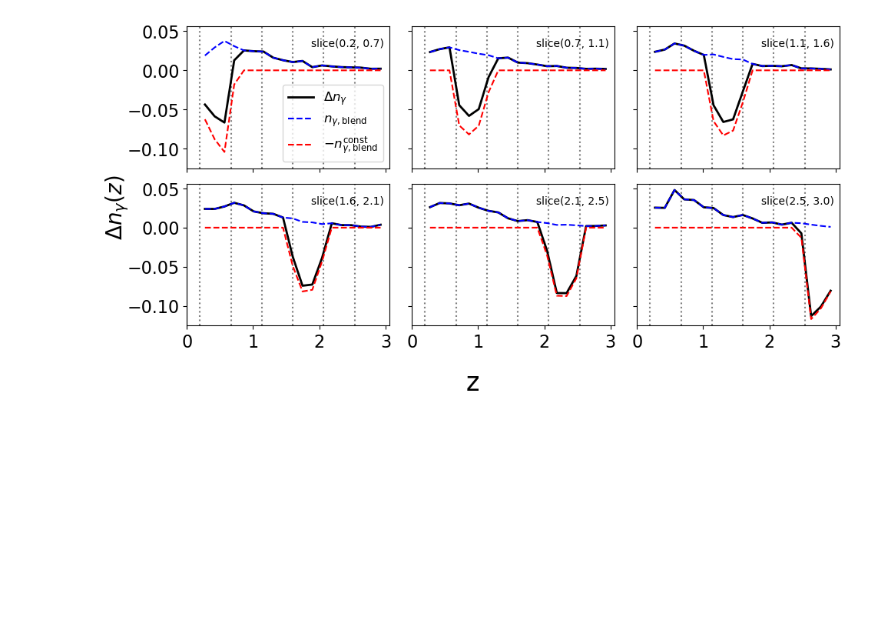
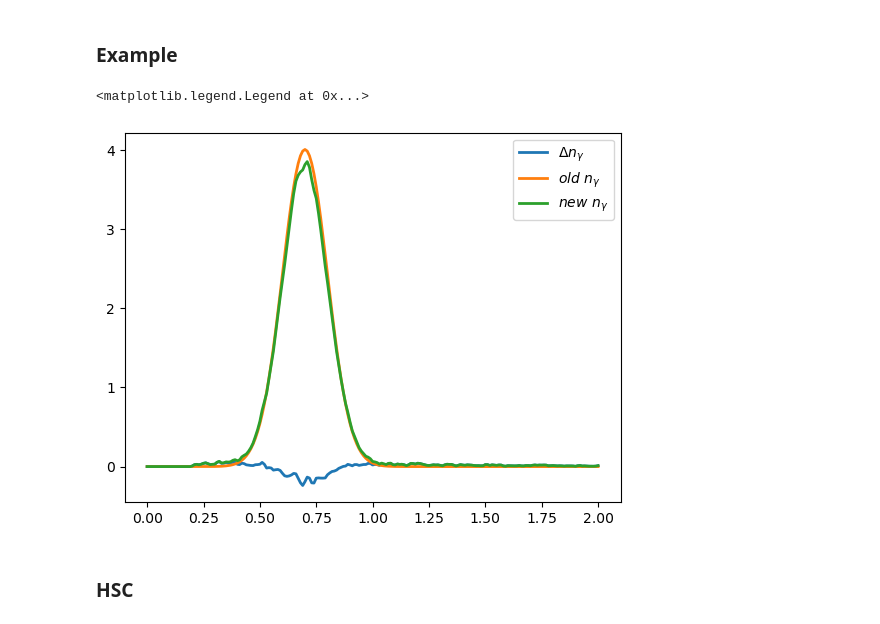
Before and after one commit to zhangzzk/blending_emulator, a Jupyter notebook: blending_predictor.ipynb, the cells around one changed output. Cells and saved outputs as stored; diff of their text form; code cells hidden in the pictures; blank space fills up the shorter version.

```diff
--- a/blending_predictor.ipynb
+++ b/blending_predictor.ipynb
@@ -216,24 +86,0 @@ reg_cat,cla_cat = load_cat(cat_path,suffix='')
-# %%
-z_lens = np.linspace(0.2,3.,20)
-z_source = np.linspace(0.2,3.,7)
-z_lens_bins = np.array([z_lens[:-1],z_lens[1:]]).T
-z_source_bins = np.array([z_source[:-1],z_source[1:]]).T
-
-delta_n = np.zeros((len(z_source)-1,len(z_lens)-1,3))
-for i in range(len(z_source)-1):
-    # delta_n
-    delta_n[i,:,2] = n_correction(reg_cat[regression_names+additional_names],
-                 reg_cat['response'].values,z_lens_bins,z_source_bins[i],cla_cat)
-
-    # n_var
-    delta_n[i,:,0] = term1_normed(reg_cat[regression_names+additional_names],
-                 reg_cat['response'].values,z_lens_bins,z_source_bins[i],cla_cat)
-
-    # n_const
-    delta_n[i,:,1] = term2_normed(reg_cat[regression_names+additional_names],
-                 reg_cat['response'].values,z_lens_bins,z_source_bins[i],cla_cat)
-
-z = (z_lens[1:]+z_lens[:-1])/2
-
-for i in range(len(z_source_bins)):
-    print(f"Slice {i} {np.round(z_source_bins[i],decimals=2)}, Delta z = {np.trapz(delta_n[i,:,2]*z,x=z):.3f}")
@@ -247,26 +86,0 @@ Slice 5 [2.53 3.  ], Delta z = -0.063
-# %%
-fig,ax = plt.subplots(2,3,figsize=(10,5),sharey=True,sharex=True)
-for i in range(len(z_source_bins)):
-
-    for j in range(len(z_source_bins)):
-        ax[i//3][i%3].axvline(z_source[j],color='grey',linestyle=':')
-
-    ax[i//3][i%3].plot(z,delta_n[i,:,2],'k',linewidth=2,label=r'$\Delta n_{\gamma}$')
-    # ax[i//3][i%3].fill_between(z,delta_n_16[i,:,0,2],delta_n_84[i,:,0,2],color='grey',alpha=0.7)
-
-    ax[i//3][i%3].plot(z,delta_n[i,:,0],'blue',linestyle='--',label=r'$n_{\gamma,{\rm blend}}$')
-
-    ax[i//3][i%3].plot(z,-delta_n[i,:,1],'red',linestyle='--',label=r'$-n_{\gamma,{\rm blend}}^{\rm const}$')
-
-    ax[i//3][i%3].text(1.88,0.03,f'slice({z_source[i]:.1f}, {z_source[i+1]:.1f})')
-    ax[i//3][i%3].set_xticks(np.linspace(0.,3.,4))
-    ax[i//3][i%3].tick_params(axis='both', labelsize=16)
-
-ax[0][0].legend(fontsize=12)
-
-fig.supylabel(r'$\Delta n_{\gamma}(z)$',fontsize=20)
-fig.supxlabel('z',fontsize=24)
-
-plt.tight_layout()
-# %% [output]
-[figure, removed]
@@ -272,0 +139,26 @@ plt.tight_layout()
+# %% [markdown]
+### Example
+# %%
+nz_z = np.linspace(0, 2, 201)
+nz_dz = (z[-1]-z[0])/z.size
+dndz = np.exp(-(nz_z-0.7)**2/2/0.1**2)   # assume some simple n(z)
+dndz /= (dndz.sum()*nz_dz)
+
+resam_idx = nz_resample(icat, (dndz, nz_z))
+plt.hist(icat['redshift'],density=True,bins=50);
+plt.hist(icat['redshift'].iloc[resam_idx],density=True,bins=50);
+plt.plot(z,dndz);
+# %%
+z,delta_n = correct_nz((dndz,nz_z))
+new_nz = dndz + delta_n
+# %%
+plt.plot(z,delta_n,linewidth=2,label=r'$\Delta n_{\gamma}$');
+plt.plot(nz_z,dndz,linewidth=2,label=r'$old~n_{\gamma}$');
+plt.plot(nz_z,new_nz,linewidth=2,label=r'$new~n_{\gamma}$');
+
+plt.legend()
+# %% [output]
+<matplotlib.legend.Legend at 0x...>
+[figure, added]
+# %% [markdown]
+### HSC
```
Also changed, not shown: parts of 15 cells of this notebook, 2 other files.
